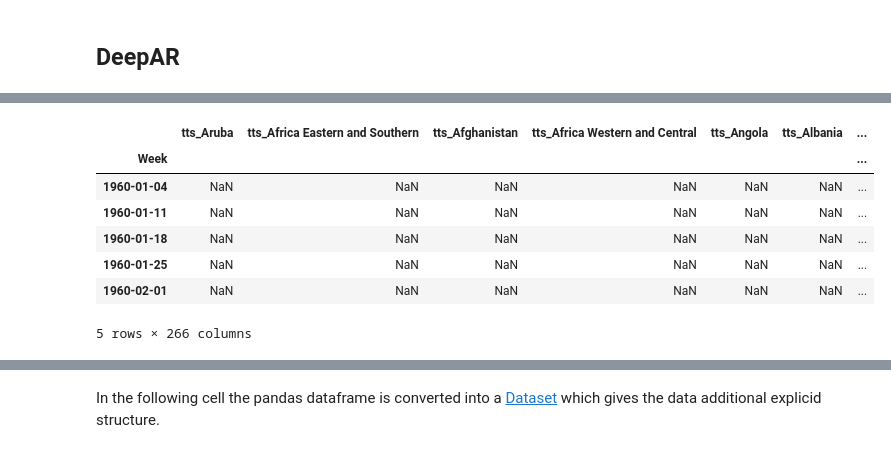
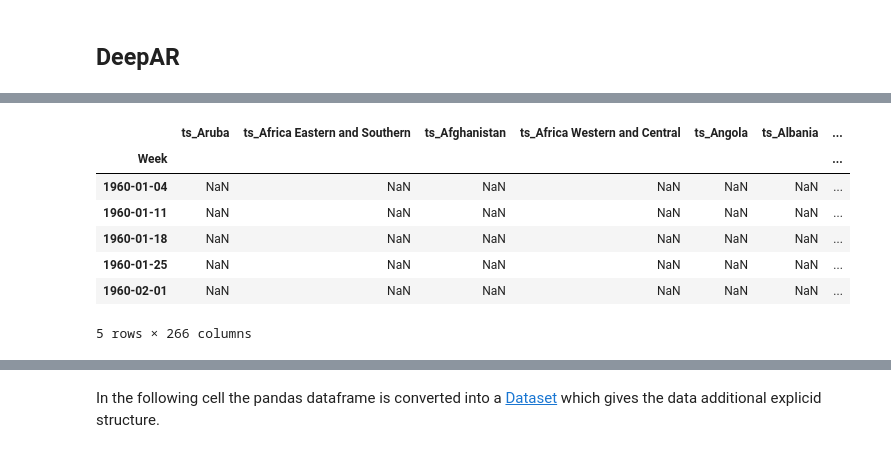
Before and after one commit to jhb300/project_submission_hai_performer, a Jupyter notebook: modelling/exploration/forecast_exploration_notebook_1.ipynb, the cells around one changed output, grey strips where cells are left out. Saved outputs shown, nothing was run; the diff lists cells and outputs as text; code cells hidden in the pictures.

```diff
--- a/modelling/exploration/forecast_exploration_notebook_1.ipynb
+++ b/modelling/exploration/forecast_exploration_notebook_1.ipynb
@@ -46,19 +46,19 @@ tts_df.head()
 # %%
 # Load Financial RTS from a CSV file into a DataFrame
 file_name = "ww_gdp.csv"
 file_path = f"../../data_engineering/financial_ts/{file_name}"
 rts_f_df = pd.read_csv(file_path)
 # Format DataFrame
 # rts_f_col_map = {i:f"rts_f_{i}" for i in rts_f_df.columns if i.isnumeric()}
 rts_f_df = rts_f_df.rename(columns={'Unnamed: 0': 'Week'})
 rts_f_df['Week'] = rts_f_df['Week'].apply(lambda x: datetime.fromisoformat(x))
 rts_f_df = rts_f_df.set_index('Week')
 # Rename Columns
-rts_f_col_map = {i:f"tts_{i}" for i in rts_f_df.columns}
+rts_f_col_map = {i:f"ts_{i}" for i in rts_f_df.columns}
 rts_f_df = rts_f_df.rename(columns=rts_f_col_map)
 rts_f_df.head()
 # %% [output]
-|  | tts_Aruba | tts_Africa Eastern and Southern | tts_Afghanistan | tts_Africa Western and Central | tts_Angola | tts_Albania | ... |
+|  | ts_Aruba | ts_Africa Eastern and Southern | ts_Afghanistan | ts_Africa Western and Central | ts_Angola | ts_Albania | ... |
 | Week |  |  |  |  |  |  | ... |
 | 1960-01-04 | NaN | NaN | NaN | NaN | NaN | NaN | ... |
 | 1960-01-11 | NaN | NaN | NaN | NaN | NaN | NaN | ... |
```
Also changed, not shown: parts of 4 cells of this notebook, 1 other file.
